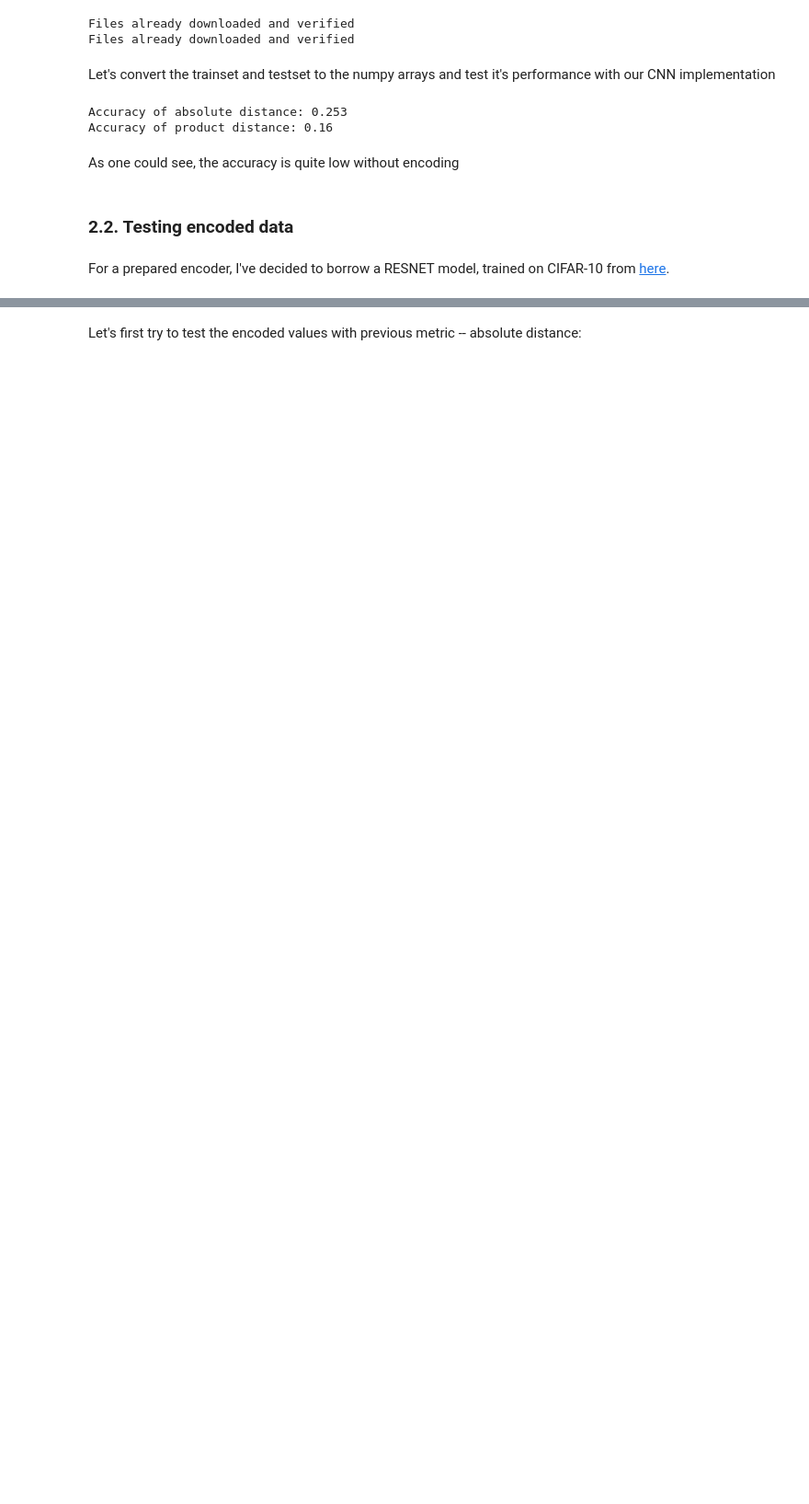
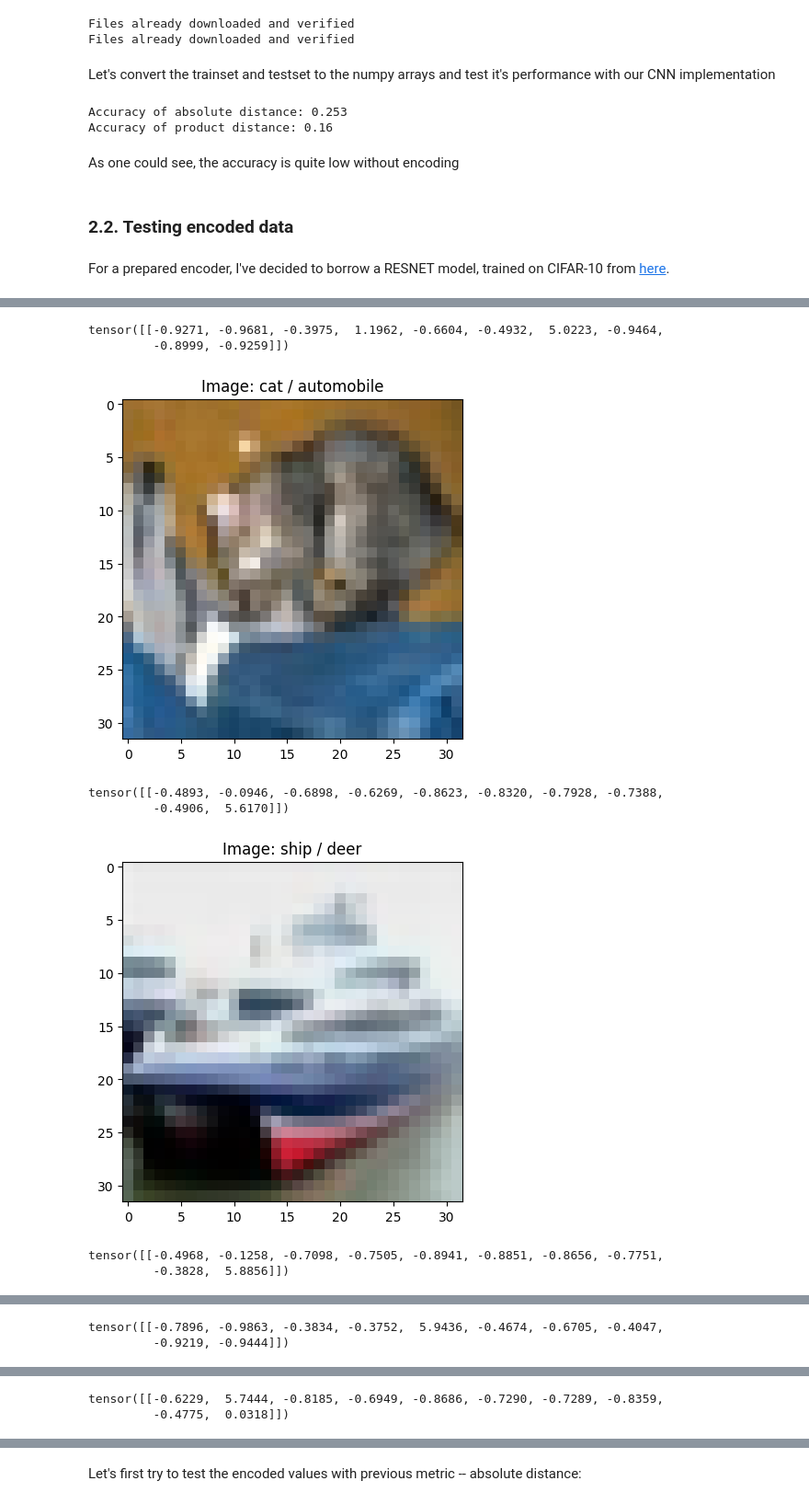
Before and after one commit to domrachev03/nn-from-scratch, a Jupyter notebook: lab2_nearest_neighbour/lab2.ipynb, the cells around one changed output, grey strips where cells are left out. Shown at 92% size. Drawn from its saved outputs; the diff is of its cells as text; code cells hidden in the pictures; blank space fills up the shorter version.

```diff
--- a/lab2_nearest_neighbour/lab2.ipynb
+++ b/lab2_nearest_neighbour/lab2.ipynb
@@ -159,7 +159,7 @@ transform = transforms.Compose([
 trainset = torchvision.datasets.CIFAR10(root='./data', train=True,
                                         download=True, transform=transform)
 trainloader = torch.utils.data.DataLoader(trainset,
-                                          shuffle=True, num_workers=2)
+                                          shuffle=False, num_workers=2)
 
 # Test
 testset = torchvision.datasets.CIFAR10(root='./data', train=False,
@@ -225,13 +225,20 @@ For a prepared encoder, I've decided to borrow a RESNET model, trained on CIFAR-
 # %%
 # !git submodule add https://github.com/huyvnphan/PyTorch_CIFAR10.git
 # %%
-from PyTorch_CIFAR10.cifar10_models.resnet import resnet50
+from mmpretrain import get_model
+model = get_model('resnet18_8xb16_cifar10', pretrained=True)
 
-model = resnet50()
-ckpt = torch.load("data/resnet50.pt")
-model.load_state_dict(ckpt)
-encoding_model = torch.nn.Sequential(*(list(model.children())[:-1]));
-# from torchvision.models import resnet50, ResNet50_Weights
+# Option 2
+# from PyTorch_CIFAR10.cifar10_models.resnet import resnet18
 
-# model = resnet50(weights=ResNet50_Weights.IMAGENET1K_V2)
+# model = resnet18()
+# ckpt = torch.load("data/resnet18.pt")
+# model.load_state_dict(ckpt)
+# encoding_model = torch.nn.Sequential(*(list(model.children())[:-1]));
+# encoding_model = model
+
+# Option 3
+# from torchvision.models import resnet18, ResNet18_Weights
+
+# model = resnet18(weights=ResNet18_Weights.IMAGENET1K_V1)
 # encoding_model = torch.nn.Sequential(*(list(model.children())[:-1]))
@@ -237,0 +247,24 @@ encoding_model = torch.nn.Sequential(*(list(model.children())[:-1]));
+# %%
+with torch.no_grad():
+    encoding_model.eval()  # evaluation mode
+    test_loop = tqdm(enumerate(trainloader, 0), total=10, desc="Train encoding")
+
+    for i, input in test_loop:
+        plt.imshow(test_data_np[i])
+        preds = encoding_model(torch.autograd.Variable(input[0]))
+        print(preds)
+        pred_idx = np.argmin(preds)
+
+        plt.title(f"Image: {classes[test_labels_np[i]]} / {classes[pred_idx]}")
+        plt.show()
+        if i > 9:
+            break
+# %% [output]
+tensor([[-0.9271, -0.9681, -0.3975,  1.1962, -0.6604, -0.4932,  5.0223, -0.9464,
+         -0.8999, -0.9259]])
+[figure, added]
+tensor([[-0.4893, -0.0946, -0.6898, -0.6269, -0.8623, -0.8320, -0.7928, -0.7388,
+         -0.4906,  5.6170]])
+[figure, added]
+tensor([[-0.4968, -0.1258, -0.7098, -0.7505, -0.8941, -0.8851, -0.8656, -0.7751,
+         -0.3828,  5.8856]])
@@ -237,0 +272,2 @@ encoding_model = torch.nn.Sequential(*(list(model.children())[:-1]));
+tensor([[-0.7896, -0.9863, -0.3834, -0.3752,  5.9436, -0.4674, -0.6705, -0.4047,
+         -0.9219, -0.9444]])
@@ -237,0 +275,2 @@ encoding_model = torch.nn.Sequential(*(list(model.children())[:-1]));
+tensor([[-0.6229,  5.7444, -0.8185, -0.6949, -0.8686, -0.7290, -0.7289, -0.8359,
+         -0.4775,  0.0318]])
```
Also changed, not shown: parts of 8 cells of this notebook, 5 other files.
